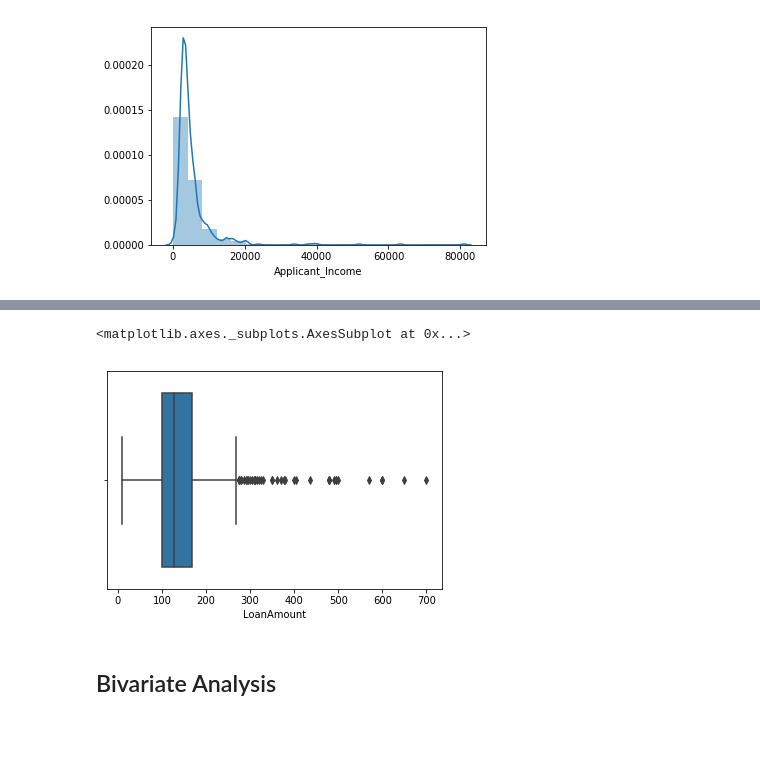
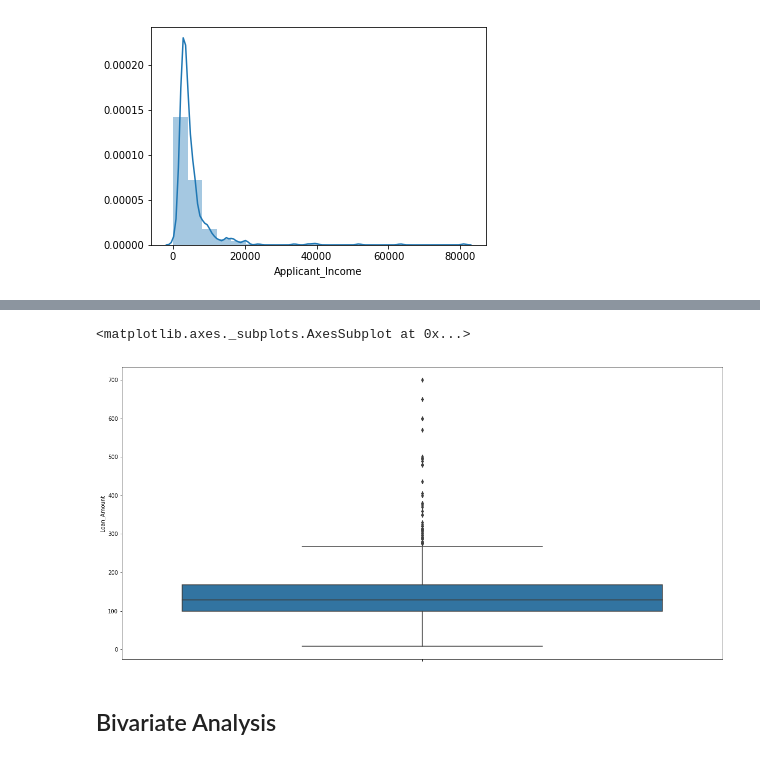
Before and after one commit to srikanthpragada/DataScience_21_JAN_2019, a Jupyter notebook: class/loan_prediction.ipynb, the cells around one changed output, grey strips where cells are left out. Saved outputs shown, nothing was run; the diff lists cells and outputs as text; code cells hidden in the pictures; blank space fills up the shorter version.

```diff
--- a/class/loan_prediction.ipynb
+++ b/class/loan_prediction.ipynb
@@ -168,8 +169,9 @@ sns.boxplot(x="Education",y="Applicant_Income",data=train)
-# %%
-sns.boxplot(train["LoanAmount"])
-# %% [output]
-<matplotlib.axes._subplots.AxesSubplot at 0x...>
-[figure, removed]
+# %%
+fig, ax = plt.subplots(figsize = (20,10))
+sns.boxplot(train["Loan_Amount"] , orient="v", ax = ax)
+# %% [output]
+<matplotlib.axes._subplots.AxesSubplot at 0x...>
+[figure, added]
 # %% [markdown]
 ## Bivariate Analysis
 # %%
```
Also changed, not shown: parts of 27 cells of this notebook.
